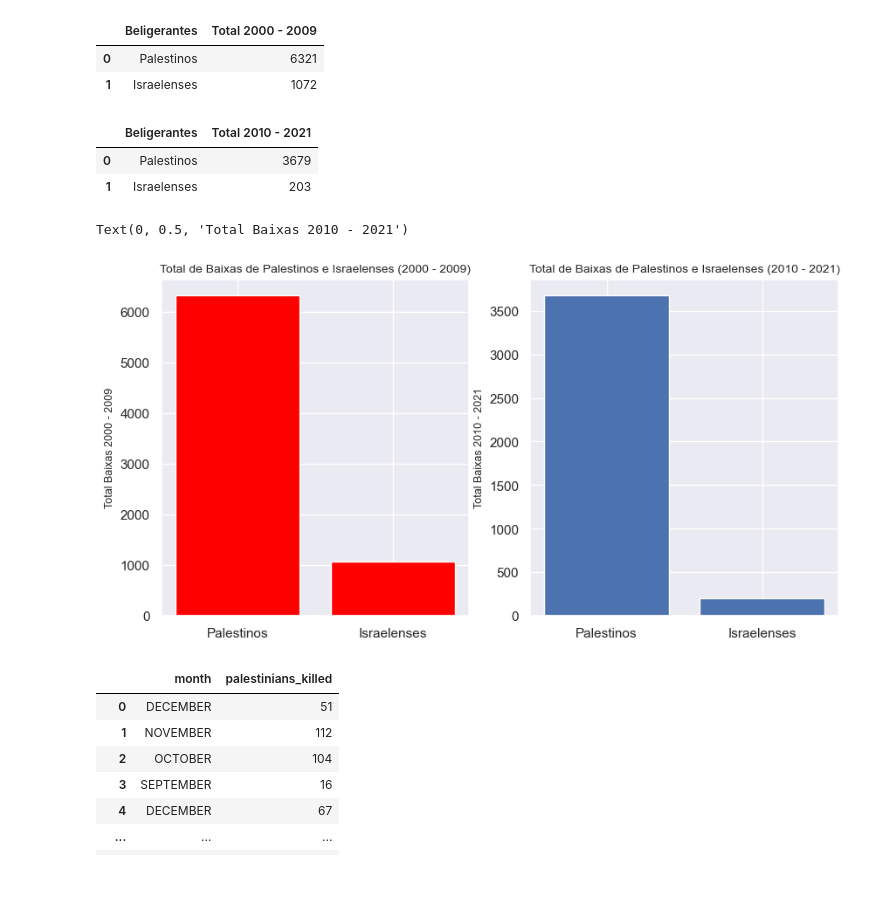
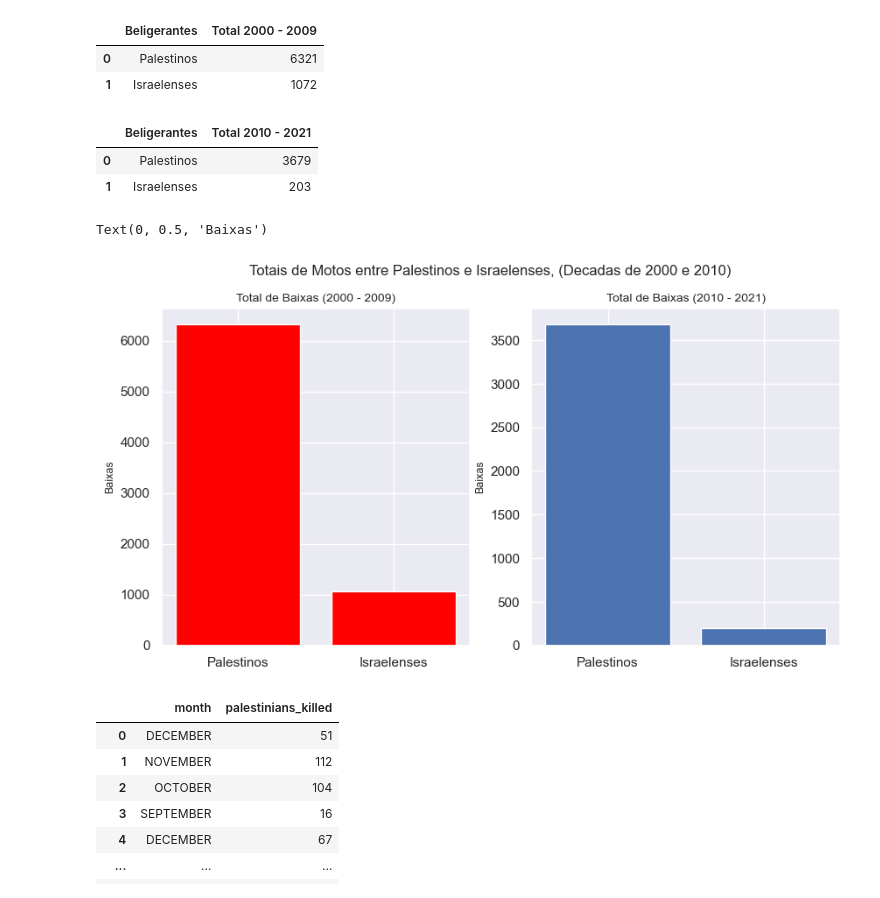
Before and after one commit to henriquecarvalho-maker/Conflito-israelo-palestino, a Jupyter notebook: análise_dos_mortos_e_feridos_no_conflito_entre_palestinos_e_israelitas.ipynb, the cells around one changed output. Cells and saved outputs as stored; diff of their text form; code cells hidden in the pictures.

```diff
--- a/análise_dos_mortos_e_feridos_no_conflito_entre_palestinos_e_israelitas.ipynb
+++ b/análise_dos_mortos_e_feridos_no_conflito_entre_palestinos_e_israelitas.ipynb
@@ -203,25 +203,26 @@ df_data
 |  | Beligerantes | Total 2000 - 2009 |
 | 0 | Palestinos | 6321 |
 | 1 | Israelenses | 1072 |
-# %%
-data_df_ = {'Beligerantes': ['Palestinos', 'Israelenses'], 'Total 2010 - 2021': [total_pales_10_, total_isr_10_]}
-df_data_ = pd.DataFrame(data_df_)
-df_data_
-# %% [output]
-|  | Beligerantes | Total 2010 - 2021 |
-| 0 | Palestinos | 3679 |
-| 1 | Israelenses | 203 |
+# %%
+data_df_ = {'Beligerantes': ['Palestinos', 'Israelenses'], 'Total 2010 - 2021': [total_pales_10_, total_isr_10_]}
+df_data_ = pd.DataFrame(data_df_)
+df_data_
+# %% [output]
+|  | Beligerantes | Total 2010 - 2021 |
+| 0 | Palestinos | 3679 |
+| 1 | Israelenses | 203 |
 # %%
 fig, ax = plt.subplots(1, 2, figsize=(10, 5))
+fig.suptitle("Totais de Motos entre Palestinos e Israelenses, (Decadas de 2000 e 2010)", fontsize=12)
 ax[0].bar(df_data['Beligerantes'], df_data['Total 2000 - 2009'], color='red')
-ax[0].set_title('Total de Baixas de Palestinos e Israelenses (2000 - 2009)', fontsize=10)
-ax[0].set_ylabel('Total Baixas 2000 - 2009', fontsize=9)
+ax[0].set_title('Total de Baixas (2000 - 2009)', fontsize=10)
+ax[0].set_ylabel('Baixas', fontsize=9)
 ax[1].bar(df_data_['Beligerantes'], df_data_['Total 2010 - 2021'])
-ax[1].set_title('Total de Baixas de Palestinos e Israelenses (2010 - 2021)', fontsize=10)
-ax[1].set_ylabel('Total Baixas 2010 - 2021', fontsize=9)
+ax[1].set_title('Total de Baixas (2010 - 2021)', fontsize=10)
+ax[1].set_ylabel('Baixas', fontsize=9)
 # %% [output]
-Text(0, 0.5, 'Total Baixas 2010 - 2021')
+Text(0, 0.5, 'Baixas')
-[figure, old version]
+[figure, new version]
 # %%
 dados_[['month', 'palestinians_killed']]
 # %% [output]
```
Also changed, not shown: parts of 5 cells of this notebook.
